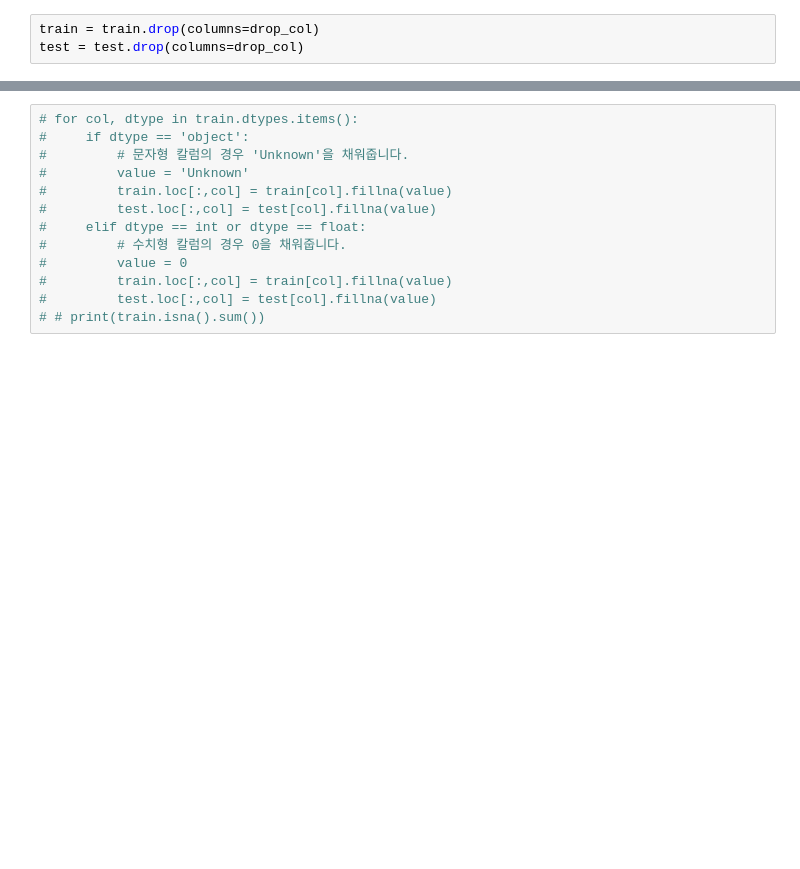
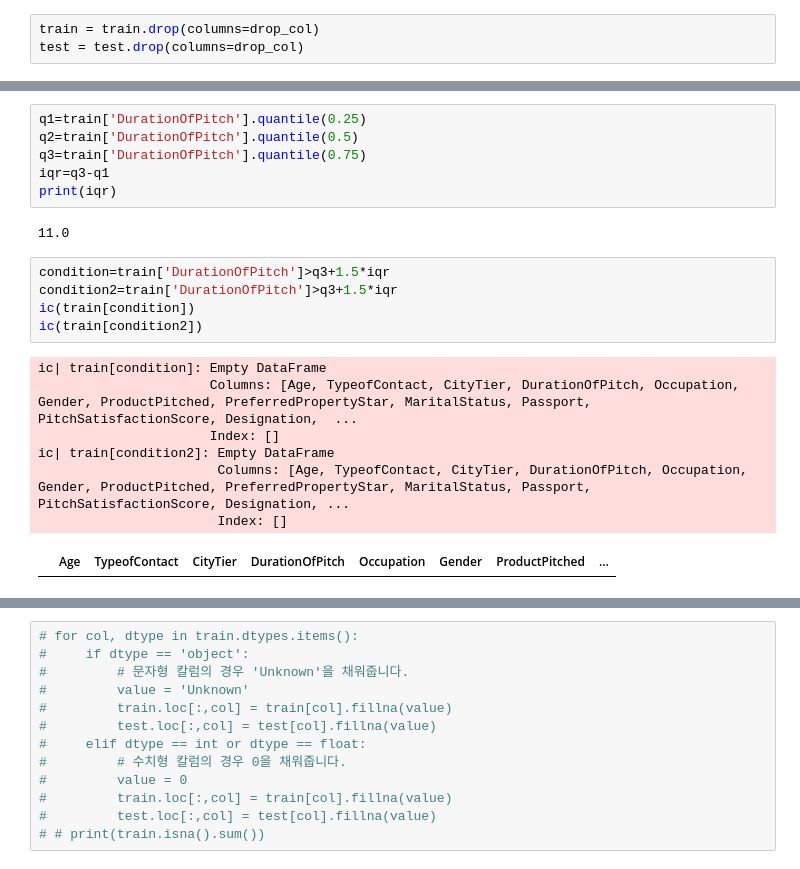
Before and after one commit to meanseo/dacon, a Jupyter notebook: prodTaken/predict.ipynb, the cells around one changed output, grey strips where cells are left out. Saved outputs shown, nothing was run; the diff lists cells and outputs as text; blank space fills up the shorter version.

```diff
--- a/prodTaken/predict.ipynb
+++ b/prodTaken/predict.ipynb
@@ -53,0 +85,21 @@ ic(train)
+# %%
+q1=train['DurationOfPitch'].quantile(0.25)
+q2=train['DurationOfPitch'].quantile(0.5)
+q3=train['DurationOfPitch'].quantile(0.75)
+iqr=q3-q1
+print(iqr)
+# %% [output]
+11.0
+# %%
+condition=train['DurationOfPitch']>q3+1.5*iqr
+condition2=train['DurationOfPitch']>q3+1.5*iqr
+ic(train[condition])
+ic(train[condition2])
+# %% [output]
+ic| train[condition]: Empty DataFrame
+                      Columns: [Age, TypeofContact, CityTier, DurationOfPitch, Occupation, Gender, ProductPitched, PreferredPropertyStar, MaritalStatus, Passport, PitchSatisfactionScore, Designation,  ...
+                      Index: []
+ic| train[condition2]: Empty DataFrame
+                       Columns: [Age, TypeofContact, CityTier, DurationOfPitch, Occupation, Gender, ProductPitched, PreferredPropertyStar, MaritalStatus, Passport, PitchSatisfactionScore, Designation, ...
+                       Index: []
+|  | Age | TypeofContact | CityTier | DurationOfPitch | Occupation | Gender | ProductPitched | ... |
```
Also changed, not shown: parts of 4 cells of this notebook, 4 other files.
